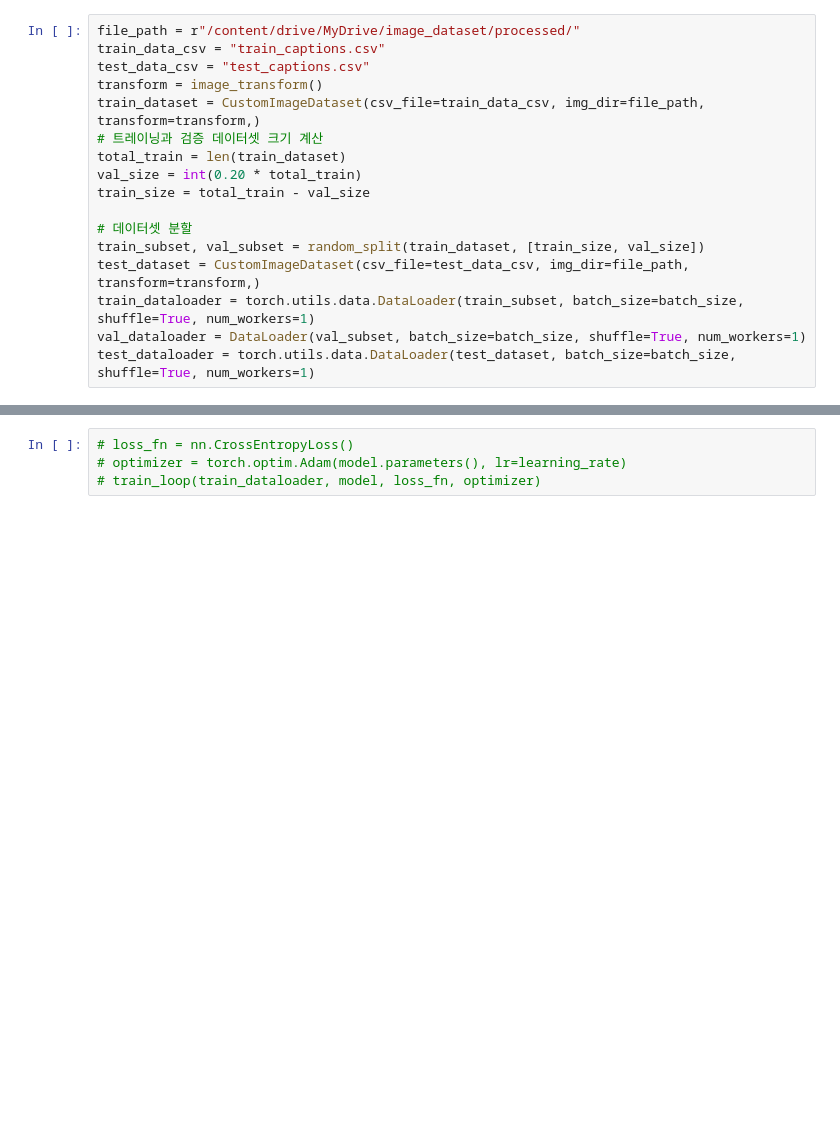
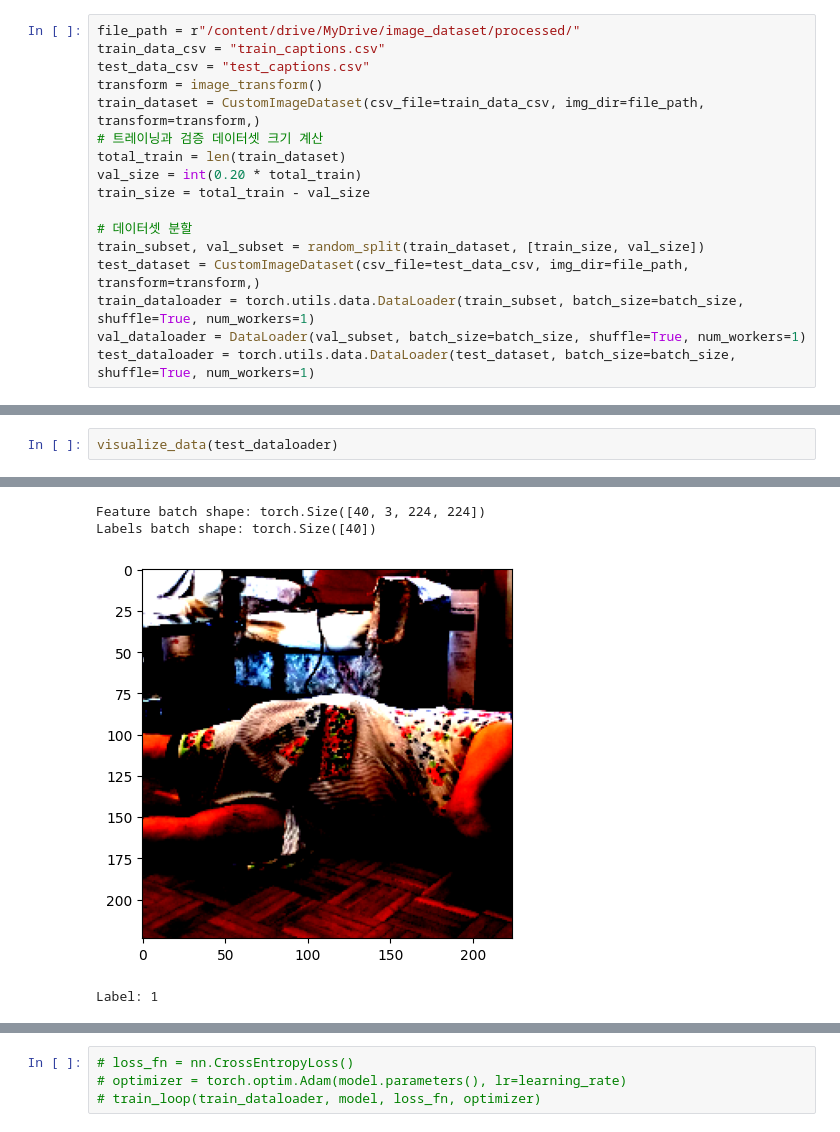
Before and after one commit to qkrwoghd04/binary_classification_using_BERT-ViT, a Jupyter notebook: vit_classification_using_pytorch.ipynb, the cells around one changed output, grey strips where cells are left out. Saved outputs shown, nothing was run; the diff lists cells and outputs as text; blank space fills up the shorter version.

```diff
--- a/vit_classification_using_pytorch.ipynb
+++ b/vit_classification_using_pytorch.ipynb
@@ -256,0 +266,3 @@ test_dataloader = torch.utils.data.DataLoader(test_dataset, batch_size=batch_siz
+# %%
+visualize_data(test_dataloader)
+# %% [output]
@@ -257,3 +270,7 @@ test_dataloader = torch.utils.data.DataLoader(test_dataset, batch_size=batch_siz
+Feature batch shape: torch.Size([40, 3, 224, 224])
+Labels batch shape: torch.Size([40])
+[figure, added]
+Label: 1
 # %%
 device = "cuda" if torch.cuda.is_available() else "cpu"
 model = vit_model().to(device)
```
Also changed, not shown: parts of 19 cells of this notebook.
